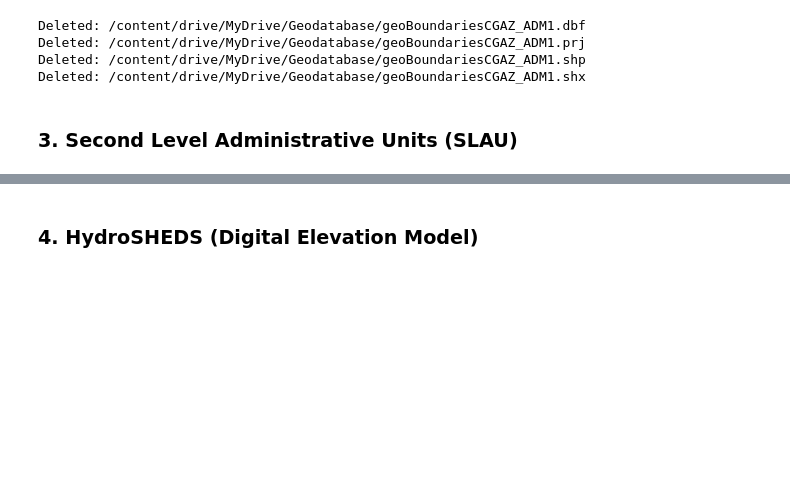
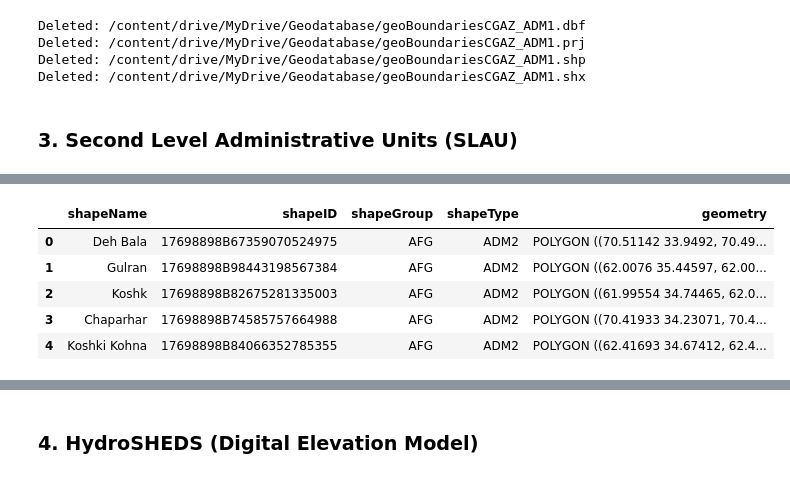
Before and after one commit to CarlosMendez1997Col/GeoDatabases-And-Cloud-Computing-For-Water-Resources-Management, a Jupyter notebook: 1-Creation Geodatabase/Download_and_Geoprocessing_Databases_in_Google_Colab.ipynb, the cells around one changed output, grey strips where cells are left out. Drawn from its saved outputs; the diff is of its cells as text; code cells hidden in the pictures; blank space fills up the shorter version.

```diff
--- a/1-Creation Geodatabase/Download_and_Geoprocessing_Databases_in_Google_Colab.ipynb
+++ b/1-Creation Geodatabase/Download_and_Geoprocessing_Databases_in_Google_Colab.ipynb
@@ -277,0 +304,10 @@ Deleted: /content/drive/MyDrive/Geodatabase/geoBoundariesCGAZ_ADM1.shx
+# %%
+SLAU = gpd.read_file('geoBoundariesCGAZ_ADM2.shp')
+SLAU.head()
+# %% [output]
+|  | shapeName | shapeID | shapeGroup | shapeType | geometry |
+| 0 | Deh Bala | 17698898B67359070524975 | AFG | ADM2 | POLYGON ((70.51142 33.9492, 70.49... |
+| 1 | Gulran | 17698898B98443198567384 | AFG | ADM2 | POLYGON ((62.0076 35.44597, 62.00... |
+| 2 | Koshk | 17698898B82675281335003 | AFG | ADM2 | POLYGON ((61.99554 34.74465, 62.0... |
+| 3 | Chaparhar | 17698898B74585757664988 | AFG | ADM2 | POLYGON ((70.41933 34.23071, 70.4... |
+| 4 | Koshki Kohna | 17698898B84066352785355 | AFG | ADM2 | POLYGON ((62.41693 34.67412, 62.4... |
```
Also changed, not shown: parts of 10 cells of this notebook.
